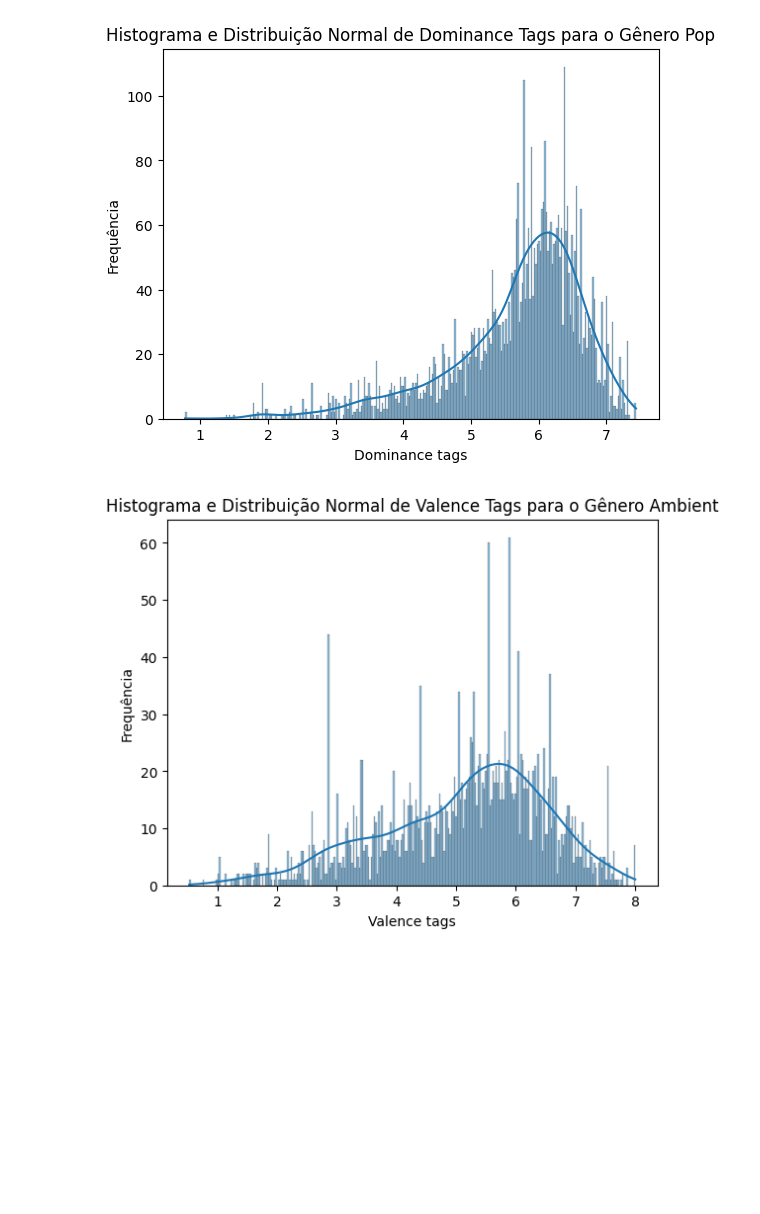
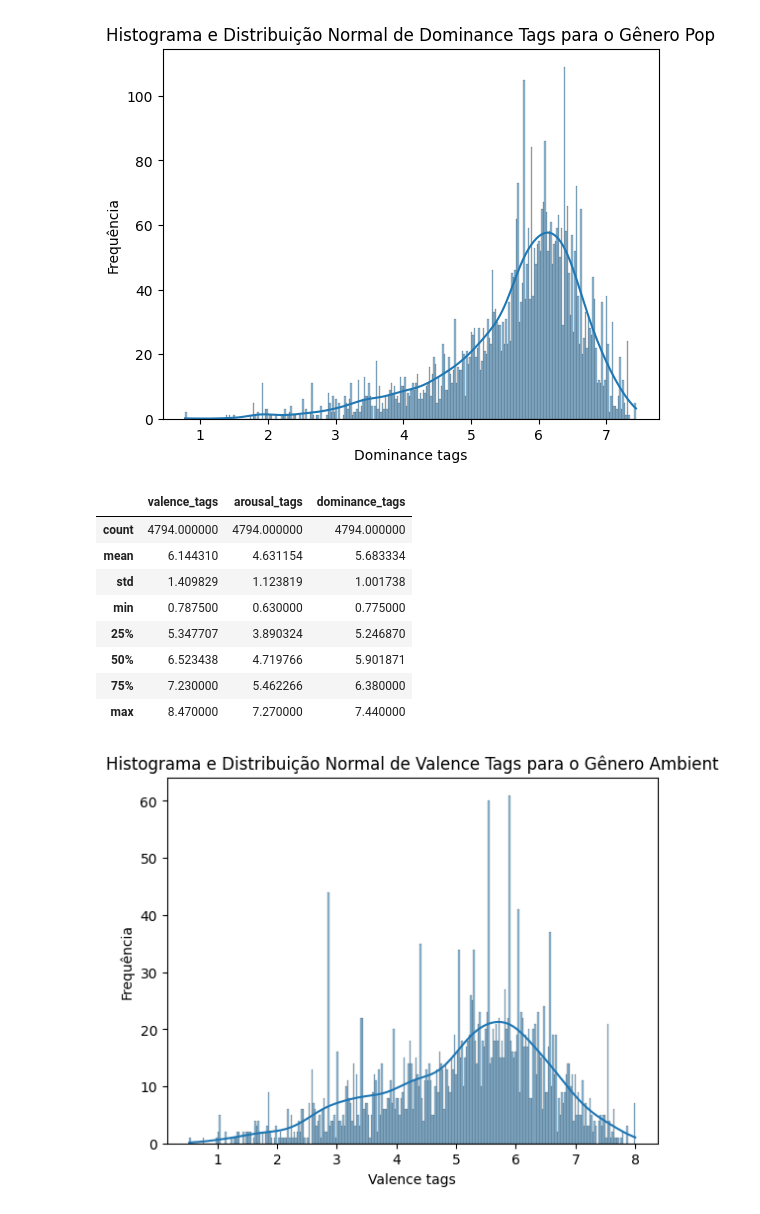
Before and after one commit to Texugo-928/EDA_Projeto_Sentimento_Musical, a Jupyter notebook: projeto_final.ipynb, the cells around one changed output. Drawn from its saved outputs; the diff is of its cells as text; code cells hidden in the pictures; blank space fills up the shorter version.

```diff
--- a/projeto_final.ipynb
+++ b/projeto_final.ipynb
@@ -620,6 +656,18 @@ plt.show()
 [figure]
 [figure]
 [figure]
+# %%
+df_estatisticas_pop.describe()
+# %% [output]
+|  | valence_tags | arousal_tags | dominance_tags |
+| count | 4794.000000 | 4794.000000 | 4794.000000 |
+| mean | 6.144310 | 4.631154 | 5.683334 |
+| std | 1.409829 | 1.123819 | 1.001738 |
+| min | 0.787500 | 0.630000 | 0.775000 |
+| 25% | 5.347707 | 3.890324 | 5.246870 |
+| 50% | 6.523438 | 4.719766 | 5.901871 |
+| 75% | 7.230000 | 5.462266 | 6.380000 |
+| max | 8.470000 | 7.270000 | 7.440000 |
 # %%
 # estatísticas para o genero ambient
 
```
Also changed, not shown: parts of 4 cells of this notebook.
